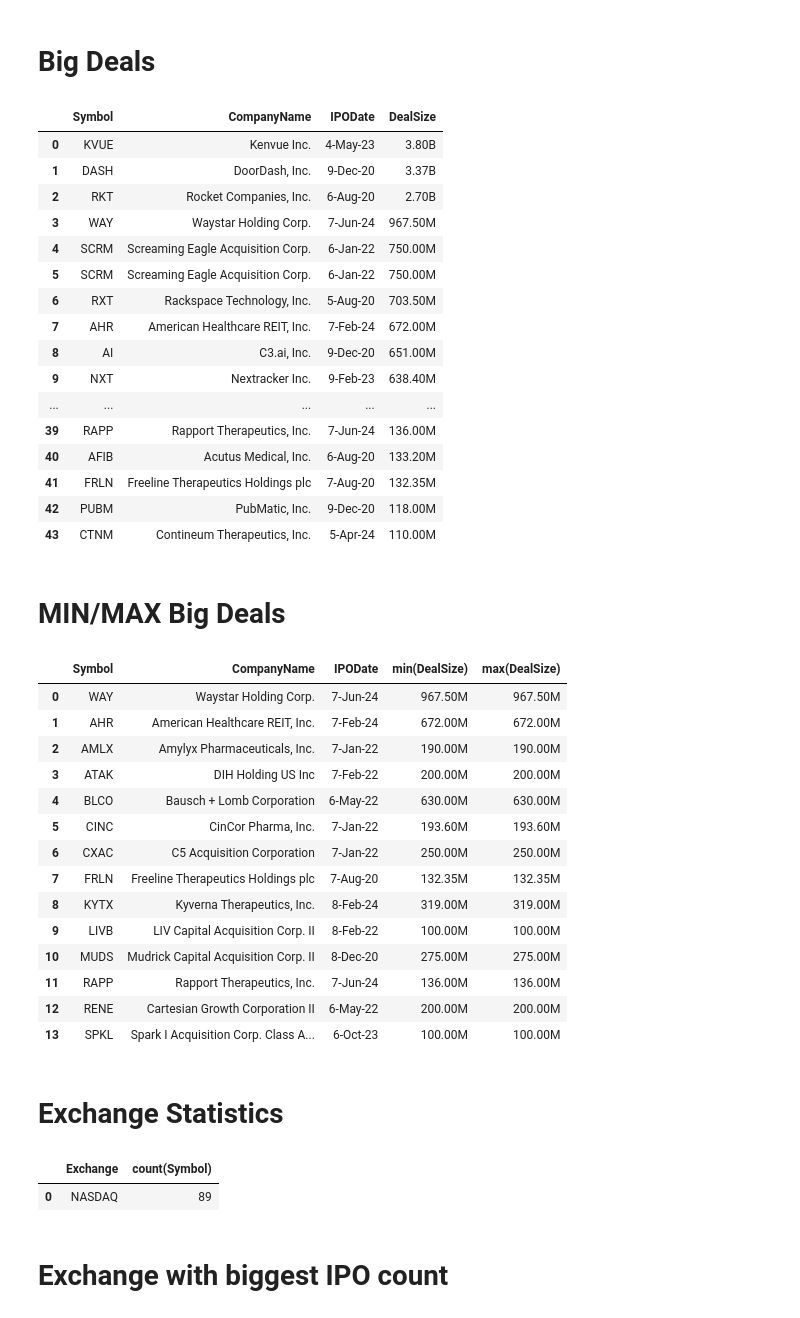
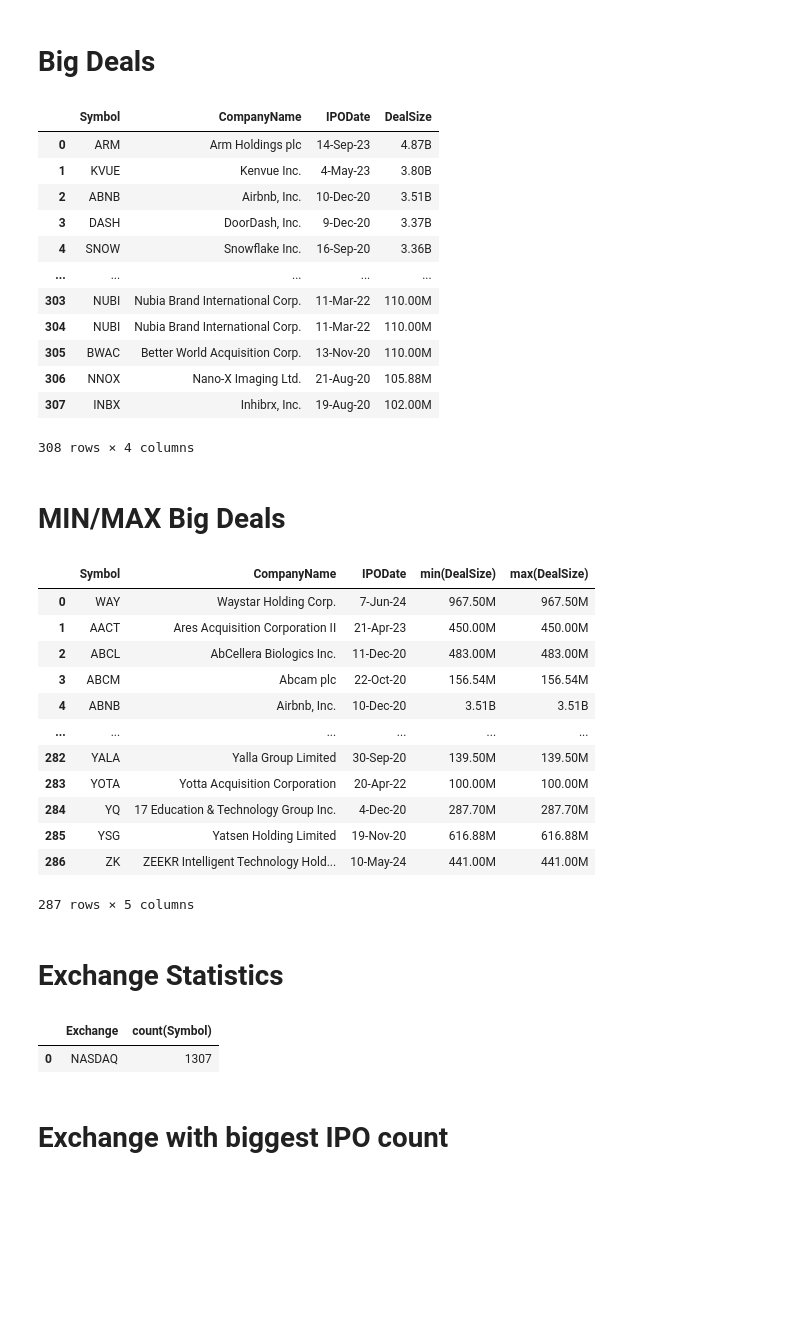
Before and after one commit to gavrilow/the-fremen, a Jupyter notebook: the-fremen.ipynb, the cells around one changed output. Drawn from its saved outputs; the diff is of its cells as text; code cells hidden in the pictures; blank space fills up the shorter version.

```diff
--- a/the-fremen.ipynb
+++ b/the-fremen.ipynb
@@ -180,8 +219,9 @@ display(result)
 query = f"""
 Select Symbol, CompanyName, IPODate, DealSize
 from IPO
-where IPODate between '{start_date}' and '{end_date}'
-and DealSize > 100000000
+where --IPODate between '{start_date}' and '{end_date}'
+--and
+DealSize > 100000000
 order by DealSize desc
 """
 
@@ -192,72 +232,68 @@ result['DealSize'] = result['DealSize'].apply(format_millions_billions)
 display(result)
 # %% [output]
 |  | Symbol | CompanyName | IPODate | DealSize |
-| 0 | KVUE | Kenvue Inc. | 4-May-23 | 3.80B |
-| 1 | DASH | DoorDash, Inc. | 9-Dec-20 | 3.37B |
-| 2 | RKT | Rocket Companies, Inc. | 6-Aug-20 | 2.70B |
-| 3 | WAY | Waystar Holding Corp. | 7-Jun-24 | 967.50M |
-| 4 | SCRM | Screaming Eagle Acquisition Corp. | 6-Jan-22 | 750.00M |
-| 5 | SCRM | Screaming Eagle Acquisition Corp. | 6-Jan-22 | 750.00M |
-| 6 | RXT | Rackspace Technology, Inc. | 5-Aug-20 | 703.50M |
-| 7 | AHR | American Healthcare REIT, Inc. | 7-Feb-24 | 672.00M |
-| 8 | AI | C3.ai, Inc. | 9-Dec-20 | 651.00M |
-| 9 | NXT | Nextracker Inc. | 9-Feb-23 | 638.40M |
+| 0 | ARM | Arm Holdings plc | 14-Sep-23 | 4.87B |
+| 1 | KVUE | Kenvue Inc. | 4-May-23 | 3.80B |
+| 2 | ABNB | Airbnb, Inc. | 10-Dec-20 | 3.51B |
+| 3 | DASH | DoorDash, Inc. | 9-Dec-20 | 3.37B |
+| 4 | SNOW | Snowflake Inc. | 16-Sep-20 | 3.36B |
 | ... | ... | ... | ... | ... |
-| 39 | RAPP | Rapport Therapeutics, Inc. | 7-Jun-24 | 136.00M |
-| 40 | AFIB | Acutus Medical, Inc. | 6-Aug-20 | 133.20M |
-| 41 | FRLN | Freeline Therapeutics Holdings plc | 7-Aug-20 | 132.35M |
-| 42 | PUBM | PubMatic, Inc. | 9-Dec-20 | 118.00M |
-| 43 | CTNM | Contineum Therapeutics, Inc. | 5-Apr-24 | 110.00M |
+| 303 | NUBI | Nubia Brand International Corp. | 11-Mar-22 | 110.00M |
+| 304 | NUBI | Nubia Brand International Corp. | 11-Mar-22 | 110.00M |
+| 305 | BWAC | Better World Acquisition Corp. | 13-Nov-20 | 110.00M |
+| 306 | NNOX | Nano-X Imaging Ltd. | 21-Aug-20 | 105.88M |
+| 307 | INBX | Inhibrx, Inc. | 19-Aug-20 | 102.00M |
+308 rows × 4 columns
 # %% [markdown]
 # MIN/MAX Big Deals
 # %%
 start_date = '6-Jun-00'
 end_date = '8-Jun-24'
 
 query = f"""
 Select Symbol, CompanyName, IPODate, min(DealSize), max(DealSize)
 from IPO
-where IPODate between '{start_date}' and '{end_date}'
-and DealSize >= 100000000
+where
+--IPODate between '{start_date}' and '{end_date}'
+--and
+DealSize >= 100000000
 group by Symbol, CompanyName, IPODate, Exchange
 """
 
 result = psql.sqldf(query, locals())
 
 result['min(DealSize)'] = result['min(DealSize)'].apply(format_millions_billions)
 result['max(DealSize)'] = result['max(DealSize)'].apply(format_millions_billions)
 
 display(result)
 # %% [output]
 |  | Symbol | CompanyName | IPODate | min(DealSize) | max(DealSize) |
 | 0 | WAY | Waystar Holding Corp. | 7-Jun-24 | 967.50M | 967.50M |
-| 1 | AHR | American Healthcare REIT, Inc. | 7-Feb-24 | 672.00M | 672.00M |
-| 2 | AMLX | Amylyx Pharmaceuticals, Inc. | 7-Jan-22 | 190.00M | 190.00M |
-| 3 | ATAK | DIH Holding US Inc | 7-Feb-22 | 200.00M | 200.00M |
-| 4 | BLCO | Bausch + Lomb Corporation | 6-May-22 | 630.00M | 630.00M |
-| 5 | CINC | CinCor Pharma, Inc. | 7-Jan-22 | 193.60M | 193.60M |
-| 6 | CXAC | C5 Acquisition Corporation | 7-Jan-22 | 250.00M | 250.00M |
-| 7 | FRLN | Freeline Therapeutics Holdings plc | 7-Aug-20 | 132.35M | 132.35M |
-| 8 | KYTX | Kyverna Therapeutics, Inc. | 8-Feb-24 | 319.00M | 319.00M |
-| 9 | LIVB | LIV Capital Acquisition Corp. II | 8-Feb-22 | 100.00M | 100.00M |
-| 10 | MUDS | Mudrick Capital Acquisition Corp. II | 8-Dec-20 | 275.00M | 275.00M |
-| 11 | RAPP | Rapport Therapeutics, Inc. | 7-Jun-24 | 136.00M | 136.00M |
-| 12 | RENE | Cartesian Growth Corporation II | 6-May-22 | 200.00M | 200.00M |
-| 13 | SPKL | Spark I Acquisition Corp. Class A... | 6-Oct-23 | 100.00M | 100.00M |
+| 1 | AACT | Ares Acquisition Corporation II | 21-Apr-23 | 450.00M | 450.00M |
+| 2 | ABCL | AbCellera Biologics Inc. | 11-Dec-20 | 483.00M | 483.00M |
+| 3 | ABCM | Abcam plc | 22-Oct-20 | 156.54M | 156.54M |
+| 4 | ABNB | Airbnb, Inc. | 10-Dec-20 | 3.51B | 3.51B |
+| ... | ... | ... | ... | ... | ... |
+| 282 | YALA | Yalla Group Limited | 30-Sep-20 | 139.50M | 139.50M |
+| 283 | YOTA | Yotta Acquisition Corporation | 20-Apr-22 | 100.00M | 100.00M |
+| 284 | YQ | 17 Education & Technology Group Inc. | 4-Dec-20 | 287.70M | 287.70M |
+| 285 | YSG | Yatsen Holding Limited | 19-Nov-20 | 616.88M | 616.88M |
+| 286 | ZK | ZEEKR Intelligent Technology Hold... | 10-May-24 | 441.00M | 441.00M |
+287 rows × 5 columns
 # %% [markdown]
 # Exchange Statistics
 # %%
 query = f"""
 Select Exchange, count(Symbol)
 from IPO
-where IPODate between '{start_date}' and '{end_date}'
+--where IPODate between '{start_date}' and '{end_date}'
 """
 
 result = psql.sqldf(query, locals())
 display(result)
 # %% [output]
 |  | Exchange | count(Symbol) |
-| 0 | NASDAQ | 89 |
+| 0 | NASDAQ | 1307 |
 # %% [markdown]
 # Exchange with biggest IPO count
 # %%
```
Also changed, not shown: parts of 10 cells of this notebook.
